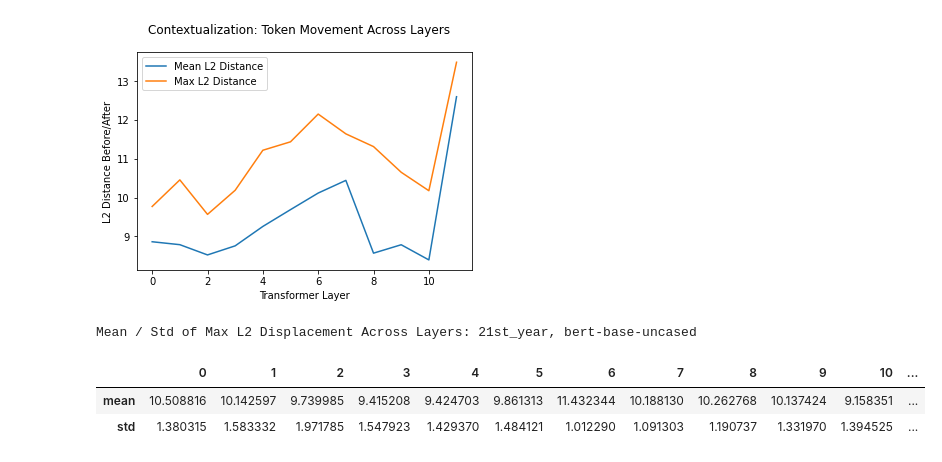
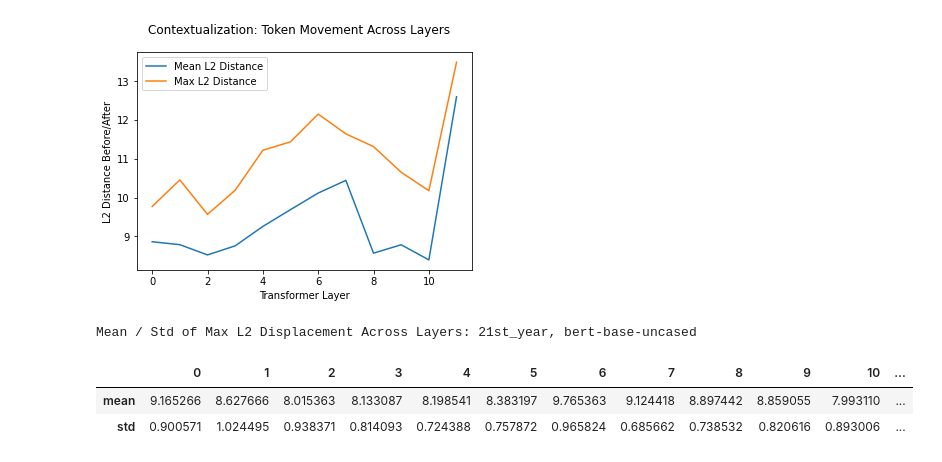
Before and after one commit to tsumers/bert-brains, a Jupyter notebook: Transformer Attention Analyses.ipynb, the cells around one changed output. Saved outputs shown, nothing was run; the diff lists cells and outputs as text; code cells hidden in the pictures.

```diff
--- a/Transformer Attention Analyses.ipynb
+++ b/Transformer Attention Analyses.ipynb
@@ -146,14 +150,16 @@ plt.suptitle("Contextualization: Token Movement Across Layers");
 ['what', ',', '25', '?', '26', '?']
 [figure]
 # %%
+metric = "mean" # mean, max
+
 print("Mean / Std of Max L2 Displacement Across Layers: {}, {}".format(STIMULUS, MODEL))
-df = pd.DataFrame.from_records(foo.stimulus_df.activation_layerwise_max_l2)
+df = pd.DataFrame.from_records(foo.stimulus_df["activation_layerwise_{}_l2".format(metric)])
 df.apply([np.mean, np.std])
 # %% [output]
 Mean / Std of Max L2 Displacement Across Layers: 21st_year, bert-base-uncased
 |  | 0 | 1 | 2 | 3 | 4 | 5 | 6 | 7 | 8 | 9 | 10 | ... |
-| mean | 10.508816 | 10.142597 | 9.739985 | 9.415208 | 9.424703 | 9.861313 | 11.432344 | 10.188130 | 10.262768 | 10.137424 | 9.158351 | ... |
-| std | 1.380315 | 1.583332 | 1.971785 | 1.547923 | 1.429370 | 1.484121 | 1.012290 | 1.091303 | 1.190737 | 1.331970 | 1.394525 | ... |
+| mean | 9.165266 | 8.627666 | 8.015363 | 8.133087 | 8.198541 | 8.383197 | 9.765363 | 9.124418 | 8.897442 | 8.859055 | 7.993110 | ... |
+| std | 0.900571 | 1.024495 | 0.938371 | 0.814093 | 0.724388 | 0.757872 | 0.965824 | 0.685662 | 0.738532 | 0.820616 | 0.893006 | ... |
 # %%
 normalized = (df-df.mean())/df.std()
 normalized.apply([np.mean, np.std])
```
Also changed, not shown: parts of 11 cells of this notebook, 1 other file.
